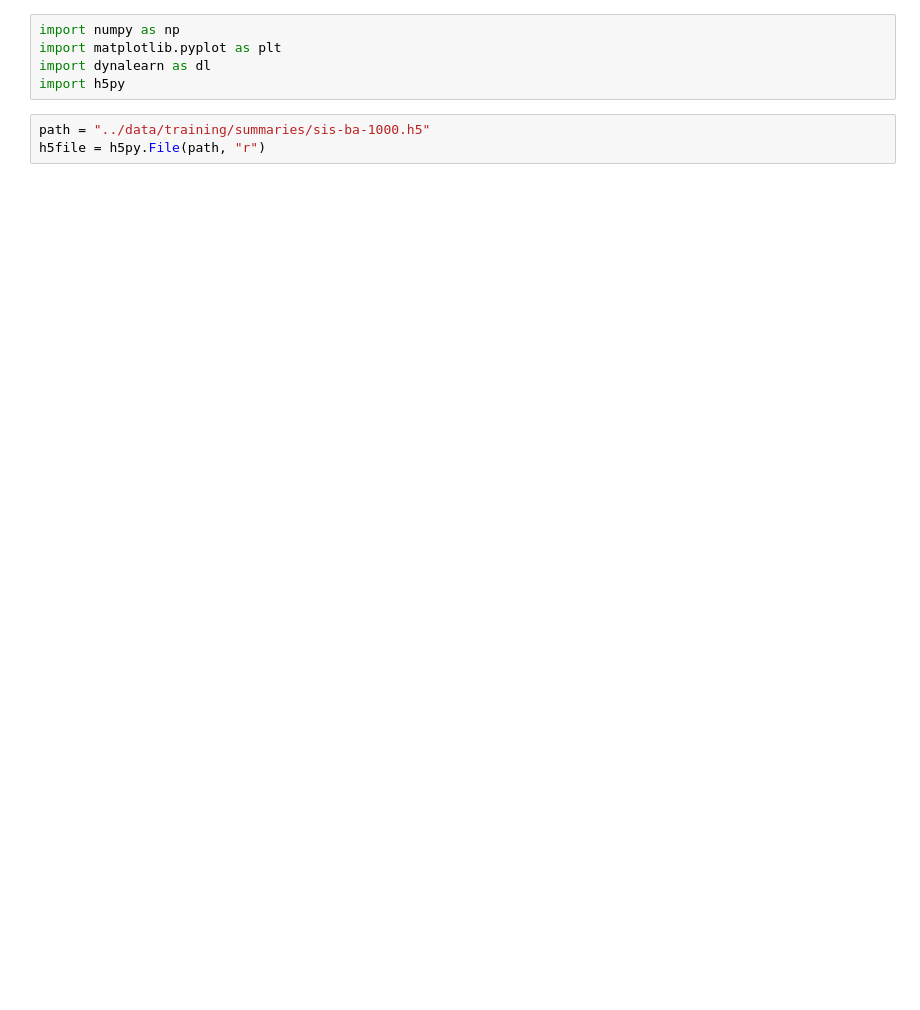
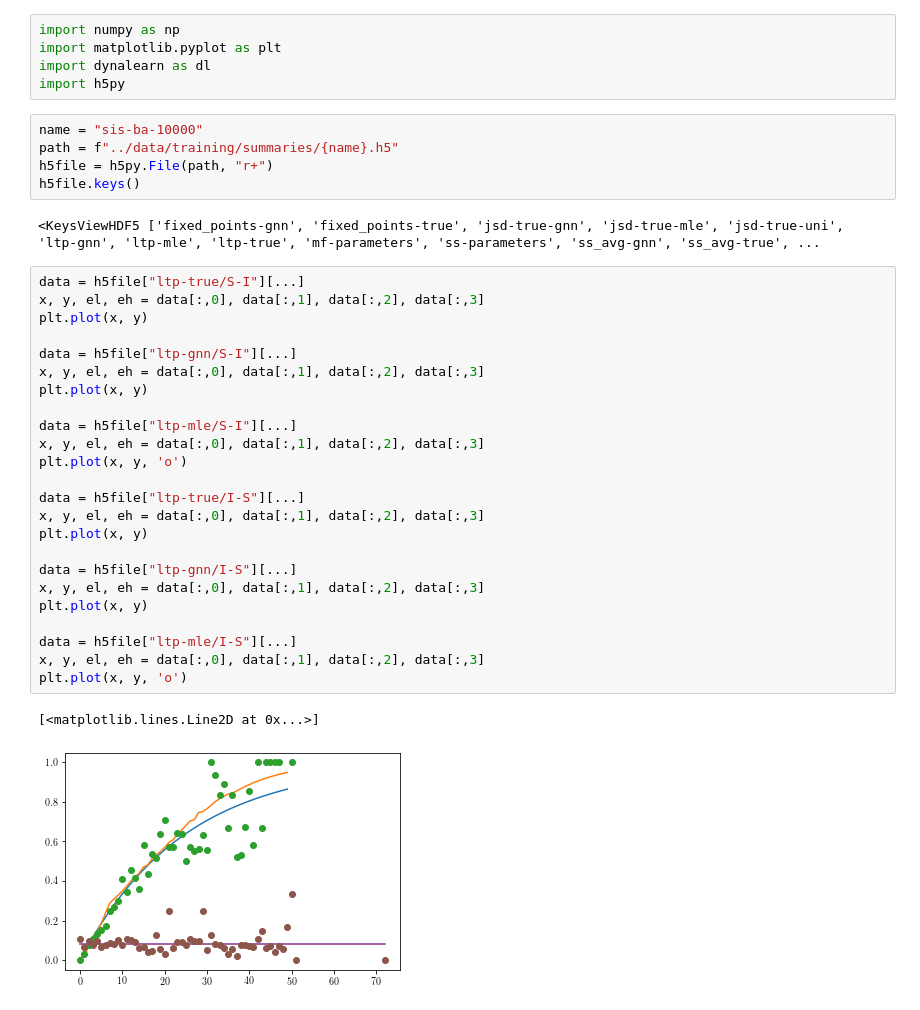
Before and after one commit to charlesmurphy1/dynalearn, a Jupyter notebook: notebooks/experimenting.ipynb, the cells around one changed output. Saved outputs shown, nothing was run; the diff lists cells and outputs as text; blank space fills up the shorter version.

```diff
--- a/notebooks/experimenting.ipynb
+++ b/notebooks/experimenting.ipynb
@@ -4,6 +4,37 @@ import matplotlib.pyplot as plt
 import dynalearn as dl
 import h5py
 # %%
-path = "../data/training/summaries/sis-ba-1000.h5"
-h5file = h5py.File(path, "r")
+name = "sis-ba-10000"
+path = f"../data/training/summaries/{name}.h5"
+h5file = h5py.File(path, "r+")
+h5file.keys()
+# %% [output]
+<KeysViewHDF5 ['fixed_points-gnn', 'fixed_points-true', 'jsd-true-gnn', 'jsd-true-mle', 'jsd-true-uni', 'ltp-gnn', 'ltp-mle', 'ltp-true', 'mf-parameters', 'ss-parameters', 'ss_avg-gnn', 'ss_avg-true', ...
+# %%
+data = h5file["ltp-true/S-I"][...]
+x, y, el, eh = data[:,0], data[:,1], data[:,2], data[:,3]
+plt.plot(x, y)
+
+data = h5file["ltp-gnn/S-I"][...]
+x, y, el, eh = data[:,0], data[:,1], data[:,2], data[:,3]
+plt.plot(x, y)
+
+data = h5file["ltp-mle/S-I"][...]
+x, y, el, eh = data[:,0], data[:,1], data[:,2], data[:,3]
+plt.plot(x, y, 'o')
+
+data = h5file["ltp-true/I-S"][...]
+x, y, el, eh = data[:,0], data[:,1], data[:,2], data[:,3]
+plt.plot(x, y)
+
+data = h5file["ltp-gnn/I-S"][...]
+x, y, el, eh = data[:,0], data[:,1], data[:,2], data[:,3]
+plt.plot(x, y)
+
+data = h5file["ltp-mle/I-S"][...]
+x, y, el, eh = data[:,0], data[:,1], data[:,2], data[:,3]
+plt.plot(x, y, 'o')
+# %% [output]
+[<matplotlib.lines.Line2D at 0x...>]
+[figure, added]
 # %%
```
Also changed, not shown: parts of 3 cells of this notebook.
